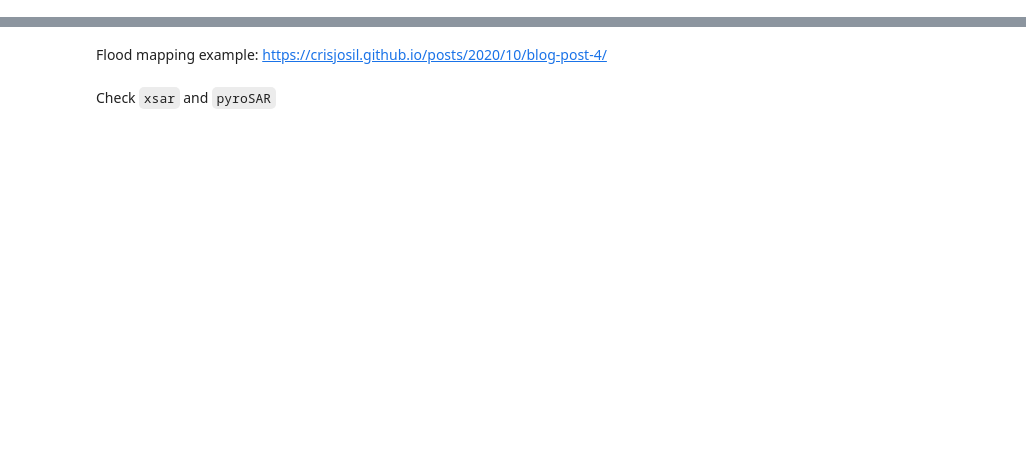
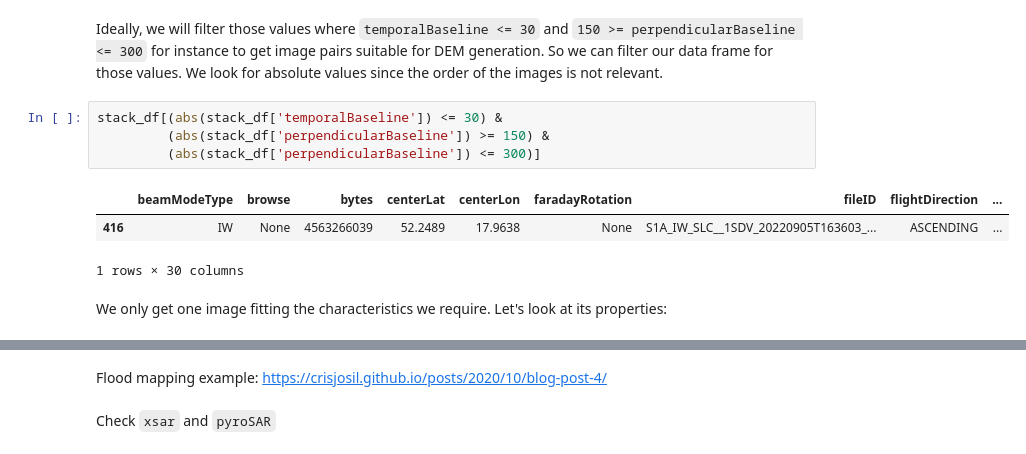
Before and after one commit to loreabad6/ogh23, a Jupyter notebook: notebooks/jupyter/sentinel1.ipynb, the cells around one changed output, grey strips where cells are left out. Drawn from its saved outputs; the diff is of its cells as text; blank space fills up the shorter version.

```diff
--- a/notebooks/jupyter/sentinel1.ipynb
+++ b/notebooks/jupyter/sentinel1.ipynb
@@ -107,0 +99,12 @@ NameError: name 'gdf' is not defined
+# %% [markdown]
+Ideally, we will filter those values where `temporalBaseline <= 30` and `150 >= perpendicularBaseline <= 300` for instance to get image pairs suitable for DEM generation. So we can filter our data frame for those values. We look for absolute values since the order of the images is not relevant.
+# %%
+stack_df[(abs(stack_df['temporalBaseline']) <= 30) &
+         (abs(stack_df['perpendicularBaseline']) >= 150) &
+         (abs(stack_df['perpendicularBaseline']) <= 300)]
+# %% [output]
+|  | beamModeType | browse | bytes | centerLat | centerLon | faradayRotation | fileID | flightDirection | ... |
+| 416 | IW | None | 4563266039 | 52.2489 | 17.9638 | None | S1A_IW_SLC__1SDV_20220905T163603_... | ASCENDING | ... |
+1 rows × 30 columns
+# %% [markdown]
+We only get one image fitting the characteristics we require. Let's look at its properties:
```
Also changed, not shown: parts of 53 cells of this notebook.
